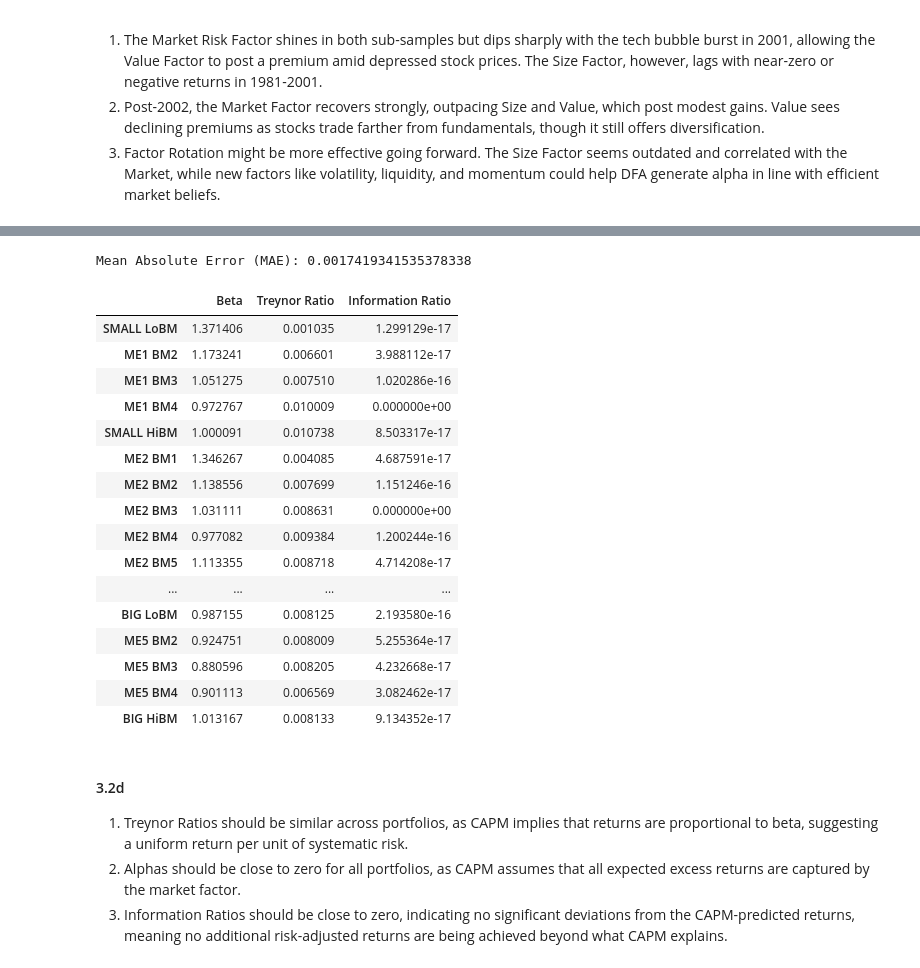
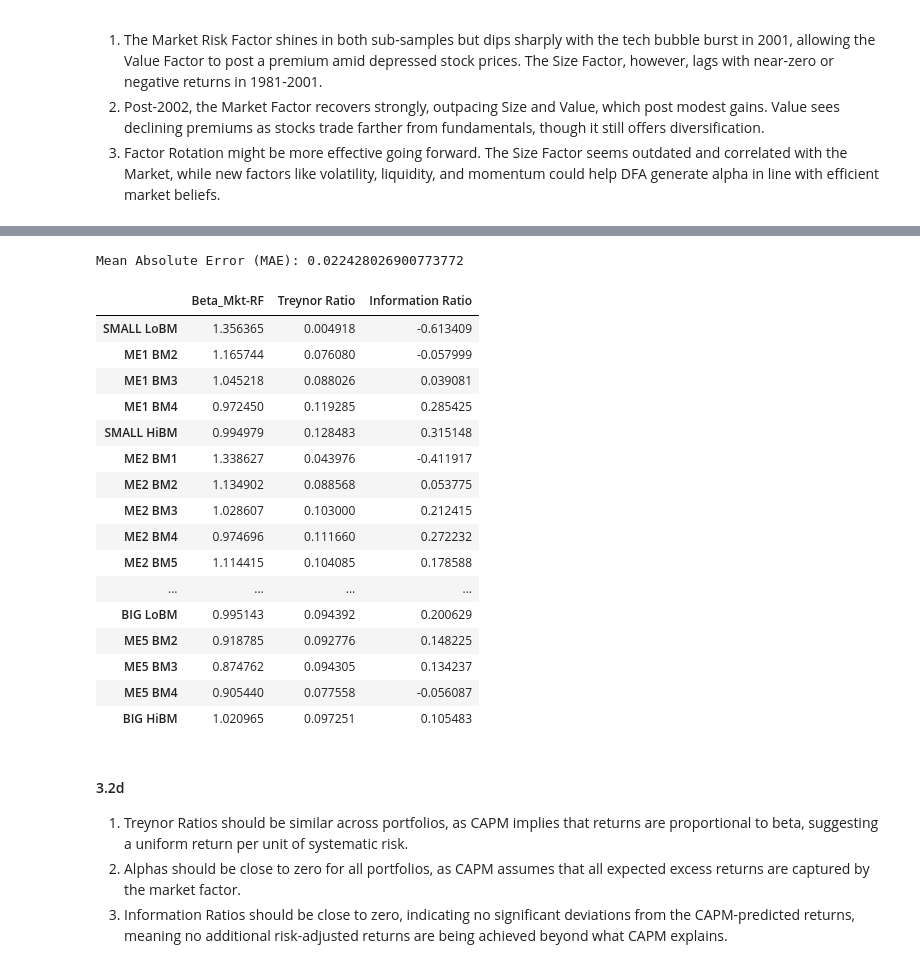
Before and after one commit to Anand-Nakhate/finm-portfolio-2024, a Jupyter notebook: homework/Solution_HW4.ipynb, the cells around one changed output, grey strips where cells are left out. Cells and saved outputs as stored; diff of their text form; code cells hidden in the pictures.

```diff
--- a/homework/Solution_HW4.ipynb
+++ b/homework/Solution_HW4.ipynb
@@ -179,8 +171,7 @@ plot_cumulative_returns(
 3. Factor Rotation might be more effective going forward. The Size Factor seems outdated and correlated with the Market, while new factors like volatility, liquidity, and momentum could help DFA generate alpha in line with efficient market beliefs.
 # %%
 # 3
-df_excess_portfolios = df_portfolios.sub(df_factors['RF'], axis=0)
-df_excess_portfolios = df_excess_portfolios.loc['1980-01-01':]
+df_excess_portfolios = df_portfolios.loc['1981-01-01':].sub(df_factors['RF'].loc['1981-01-01':], axis=0)
 df_excess_portfolios
 # %% [output]
 |  | SMALL LoBM | ME1 BM2 | ME1 BM3 | ME1 BM4 | SMALL HiBM | ME2 BM1 | ME2 BM2 | ME2 BM3 | ME2 BM4 | ME2 BM5 | ... |
@@ -225,41 +216,49 @@ portfolio_summary
 2. However, differences in VaR(0.05) statistics suggest that some portfolios face higher downside risk, indicating that volatility alone does not fully explain the variations in excess returns.
 # %%
-# 3.2
-def capm_analysis(df_portfolios, df_market):
+import statsmodels.api as sm
+import pandas as pd
+import numpy as np
 
-    alphas, betas, treynor_ratios, information_ratios, r_squared = [], [], [], [], []
+def capm_analysis(df_portfolios, df_market, annualization=1):
+    alphas, treynor_ratios, information_ratios, r_squared = [], [], [], []
+    betas_dict = {factor: [] for factor in df_market.columns}
 
     for col in df_portfolios.columns:
         y = df_portfolios[col]
         X = sm.add_constant(df_market)
-        model = sm.OLS(y, X).fit()
+        model = sm.OLS(y, X, missing='drop').fit()
 
-        alpha = model.params['const']
-        beta = model.params[df_market.name]
+        alpha = model.params['const'] * annualization
+
+        for factor in df_market.columns:
+            betas_dict[factor].append(model.params.get(factor, np.nan))
 
         mean_excess_return = y.mean()
-        treynor_ratio = mean_excess_return / beta if beta != 0 else np.nan
+        primary_beta = model.params[df_market.columns[0]]
+        treynor_ratio = mean_excess_return * annualization / primary_beta if primary_beta != 0 else np.nan
 
-        expected_return = alpha + beta * df_market.mean()
+        expected_return = alpha + sum(model.params[factor] * df_market[factor].mean() for factor in df_market.columns)
         residual_std_dev = model.resid.std()
-        information_ratio = (mean_excess_return - expected_return) / residual_std_dev if residual_std_dev != 0 else np.nan
+
+        information_ratio = model.params['const'] * (annualization)**0.5 / residual_std_dev if residual_std_dev != 0 else np.nan
 
         alphas.append(alpha)
-        betas.append(beta)
         treynor_ratios.append(treynor_ratio)
         information_ratios.append(information_ratio)
         r_squared.append(model.rsquared)
 
     results_df = pd.DataFrame({
         'Alpha': alphas,
-        'Beta': betas,
         'Treynor Ratio': treynor_ratios,
         'Information Ratio': information_ratios,
         'R-Squared': r_squared
     }, index=df_portfolios.columns)
 
+    for factor, beta_values in betas_dict.items():
+        results_df[f'Beta_{factor}'] = beta_values
+
     return results_df
 
-results_df = capm_analysis(df_excess_portfolios, df_factors['Mkt-RF'].loc['1980-01-01':])
-results_df[['Alpha', 'Beta']]
+results_df = capm_analysis(df_excess_portfolios, df_factors[['Mkt-RF']].loc['1981-01-01':], annualization=12)
+results_df[['Alpha'] + [col for col in results_df.columns if col.startswith('Beta_')]]
 # %% [output]
@@ -285,28 +284,28 @@ results_df[['Alpha', 'Beta']]
 mae = np.mean(np.abs(results_df['Alpha']))
 print("\nMean Absolute Error (MAE):", mae)
 # %% [output]
-Mean Absolute Error (MAE): 0.0017419341535378338
+Mean Absolute Error (MAE): 0.022428026900773772
 # %%
 # 3.2c
-results_df[['Beta', 'Treynor Ratio', 'Information Ratio']]
+results_df[[col for col in results_df.columns if col.startswith('Beta_')] + ['Treynor Ratio', 'Information Ratio']]
 # %% [output]
-|  | Beta | Treynor Ratio | Information Ratio |
-| SMALL LoBM | 1.371406 | 0.001035 | 1.299129e-17 |
-| ME1 BM2 | 1.173241 | 0.006601 | 3.988112e-17 |
-| ME1 BM3 | 1.051275 | 0.007510 | 1.020286e-16 |
-| ME1 BM4 | 0.972767 | 0.010009 | 0.000000e+00 |
-| SMALL HiBM | 1.000091 | 0.010738 | 8.503317e-17 |
-| ME2 BM1 | 1.346267 | 0.004085 | 4.687591e-17 |
-| ME2 BM2 | 1.138556 | 0.007699 | 1.151246e-16 |
-| ME2 BM3 | 1.031111 | 0.008631 | 0.000000e+00 |
-| ME2 BM4 | 0.977082 | 0.009384 | 1.200244e-16 |
-| ME2 BM5 | 1.113355 | 0.008718 | 4.714208e-17 |
+|  | Beta_Mkt-RF | Treynor Ratio | Information Ratio |
+| SMALL LoBM | 1.356365 | 0.004918 | -0.613409 |
+| ME1 BM2 | 1.165744 | 0.076080 | -0.057999 |
+| ME1 BM3 | 1.045218 | 0.088026 | 0.039081 |
+| ME1 BM4 | 0.972450 | 0.119285 | 0.285425 |
+| SMALL HiBM | 0.994979 | 0.128483 | 0.315148 |
+| ME2 BM1 | 1.338627 | 0.043976 | -0.411917 |
+| ME2 BM2 | 1.134902 | 0.088568 | 0.053775 |
+| ME2 BM3 | 1.028607 | 0.103000 | 0.212415 |
+| ME2 BM4 | 0.974696 | 0.111660 | 0.272232 |
+| ME2 BM5 | 1.114415 | 0.104085 | 0.178588 |
 | ... | ... | ... | ... |
-| BIG LoBM | 0.987155 | 0.008125 | 2.193580e-16 |
-| ME5 BM2 | 0.924751 | 0.008009 | 5.255364e-17 |
-| ME5 BM3 | 0.880596 | 0.008205 | 4.232668e-17 |
-| ME5 BM4 | 0.901113 | 0.006569 | 3.082462e-17 |
-| BIG HiBM | 1.013167 | 0.008133 | 9.134352e-17 |
+| BIG LoBM | 0.995143 | 0.094392 | 0.200629 |
+| ME5 BM2 | 0.918785 | 0.092776 | 0.148225 |
+| ME5 BM3 | 0.874762 | 0.094305 | 0.134237 |
+| ME5 BM4 | 0.905440 | 0.077558 | -0.056087 |
+| BIG HiBM | 1.020965 | 0.097251 | 0.105483 |
 # %% [markdown]
 #### 3.2d
 1. Treynor Ratios should be similar across portfolios, as CAPM implies that returns are proportional to beta, suggesting a uniform return per unit of systematic risk.
```
Also changed, not shown: parts of 18 cells of this notebook, 2 other files.
